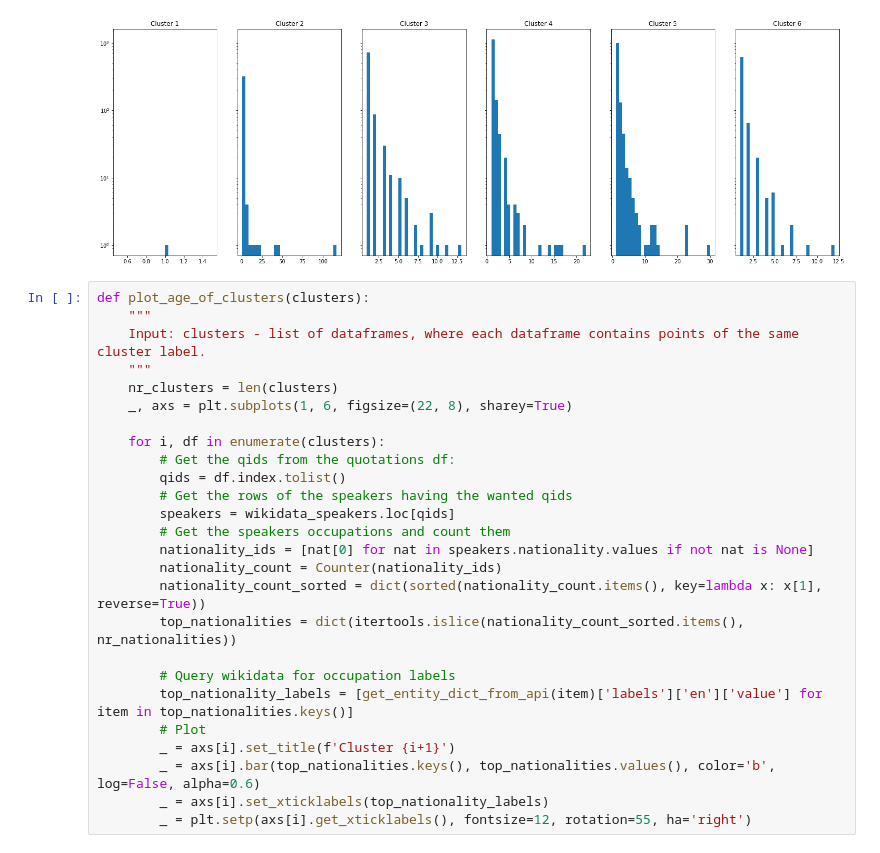
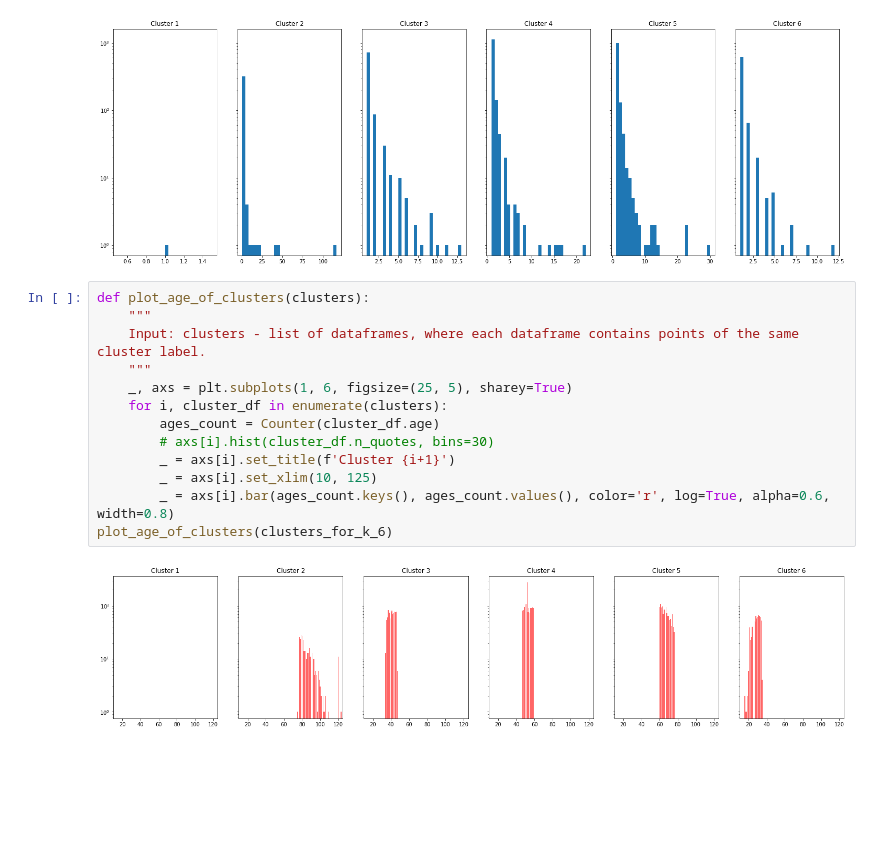
Before and after one commit to epfl-ada/ada-2021-project-quotebankers, a Jupyter notebook: clustering.ipynb, the cells around one changed output. Saved outputs shown, nothing was run; the diff lists cells and outputs as text; blank space fills up the shorter version.

Commit message:
Plotted distribution of ethcnity, n_quotes, ages

```diff
--- a/clustering.ipynb
+++ b/clustering.ipynb
@@ -332,26 +332,15 @@ plot_nr_quotes_of_clusters(clusters_for_k_6)
 # %%
 def plot_age_of_clusters(clusters):
     """
     Input: clusters - list of dataframes, where each dataframe contains points of the same cluster label.
     """
-    nr_clusters = len(clusters)
-    _, axs = plt.subplots(1, 6, figsize=(22, 8), sharey=True)
-
-    for i, df in enumerate(clusters):
-        # Get the qids from the quotations df:
-        qids = df.index.tolist()
-        # Get the rows of the speakers having the wanted qids
-        speakers = wikidata_speakers.loc[qids]
-        # Get the speakers occupations and count them
-        nationality_ids = [nat[0] for nat in speakers.nationality.values if not nat is None]
-        nationality_count = Counter(nationality_ids)
-        nationality_count_sorted = dict(sorted(nationality_count.items(), key=lambda x: x[1], reverse=True))
-        top_nationalities = dict(itertools.islice(nationality_count_sorted.items(), nr_nationalities))
-
-        # Query wikidata for occupation labels
-        top_nationality_labels = [get_entity_dict_from_api(item)['labels']['en']['value'] for item in top_nationalities.keys()]
-        # Plot
+    _, axs = plt.subplots(1, 6, figsize=(25, 5), sharey=True)
+    for i, cluster_df in enumerate(clusters):
+        ages_count = Counter(cluster_df.age)
+        # axs[i].hist(cluster_df.n_quotes, bins=30)
         _ = axs[i].set_title(f'Cluster {i+1}')
-        _ = axs[i].bar(top_nationalities.keys(), top_nationalities.values(), color='b', log=False, alpha=0.6)
-        _ = axs[i].set_xticklabels(top_nationality_labels)
-        _ = plt.setp(axs[i].get_xticklabels(), fontsize=12, rotation=55, ha='right')
+        _ = axs[i].set_xlim(10, 125)
+        _ = axs[i].bar(ages_count.keys(), ages_count.values(), color='r', log=True, alpha=0.6, width=0.8)
+plot_age_of_clusters(clusters_for_k_6)
+# %% [output]
+[figure, added]
```
Also changed, not shown: parts of 1 cell of this notebook.
